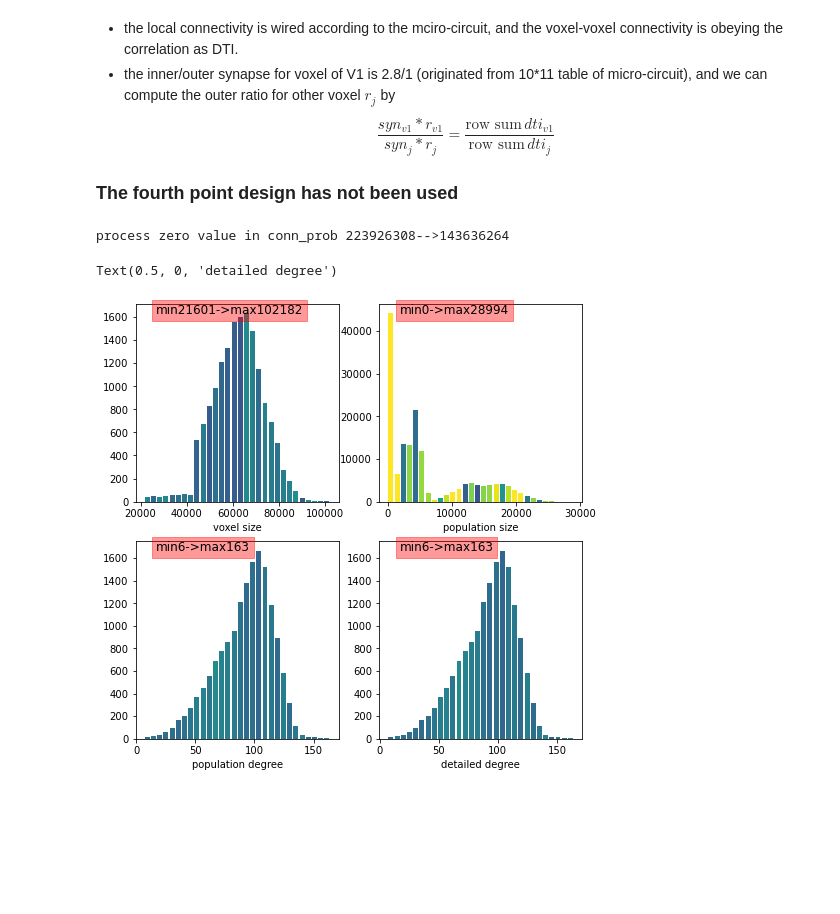
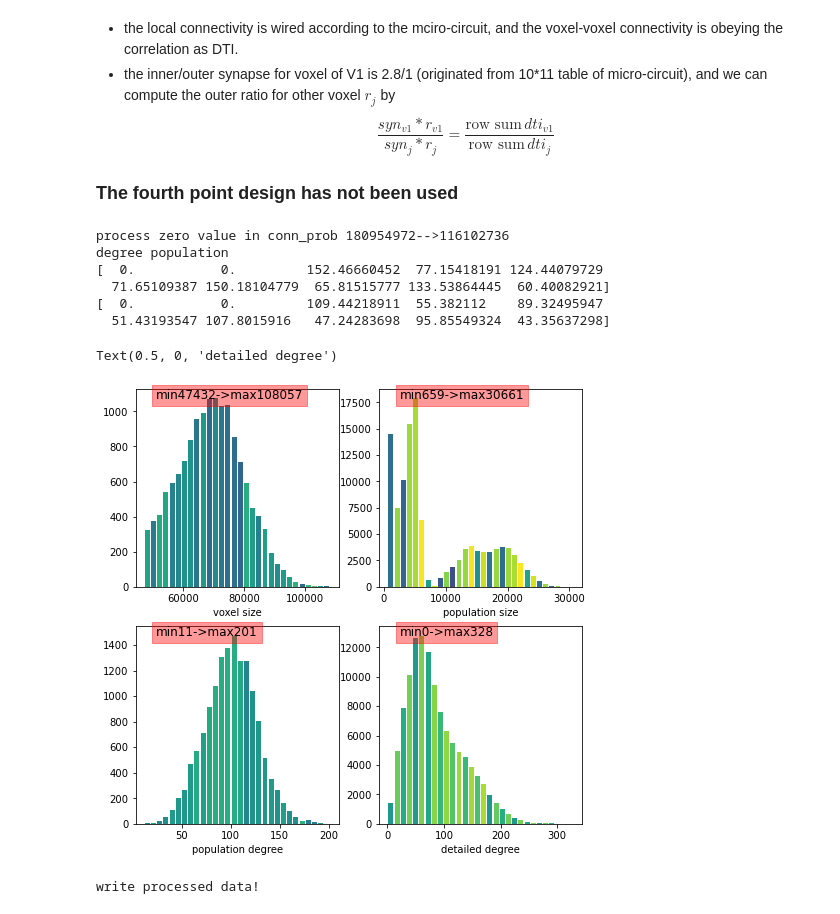
Before and after one commit to lepodl/DetailedDTB, a Jupyter notebook: data/examine_raw.ipynb, the cells around one changed output. Drawn from its saved outputs; the diff is of its cells as text; code cells hidden in the pictures; blank space fills up the shorter version.

```diff
--- a/data/examine_raw.ipynb
+++ b/data/examine_raw.ipynb
@@ -24,6 +38,6 @@ size 16043
 # %%
 cmap = plt.cm.viridis_r
-fig, ax = plt.subplots(1, 3, figsize=(12, 4))
+fig, ax = plt.subplots(1, 4, figsize=(12, 3))
 ax = ax.flatten()
 cnts, values, bars = ax[0].hist(synapse_scale, bins=30, rwidth=0.8, log=False)
 newvalue = (synapse_scale - synapse_scale.min()) / (synapse_scale.max() - synapse_scale.min())
@@ -48,4 +62,15 @@ for i, (cnt, value, bar) in enumerate(zip(cnts1, values1, bars1)):
 ax[2].text(0.1, 1.0, f"min{dti.data.min():.2f}->max{dti.data.max():.2f}", transform=ax[2].transAxes, va='top',fontsize=12,
           bbox={'color':'r','alpha':0.4,})
 ax[2].set_xlabel("dti")
+
+dti_row_sum = dti.sum(axis=1)
+dti_row_sum = dti_row_sum.data
+dti_row_sum = dti_row_sum[~np.isnan(dti_row_sum)]
+cnts1, values1, bars1 = ax[3].hist(dti_row_sum, bins=30, rwidth=0.8, log=True)
+newvalue = (dti_row_sum - dti_row_sum.min()) / (dti_row_sum.max() - dti_row_sum.min())
+for i, (cnt, value, bar) in enumerate(zip(cnts1, values1, bars1)):
+    bar.set_facecolor(cmap(newvalue[i]))
+ax[3].text(0.1, 1.0, f"min{dti_row_sum.min():.2f}->max{dti_row_sum.max():.2f}", transform=ax[3].transAxes, va='top',fontsize=12,
+          bbox={'color':'r','alpha':0.4,})
+ax[3].set_xlabel("dti_row_sum")
 # %% [output]
@@ -171,35 +196,63 @@ def _add_laminar_cortex_model(conn_prob, gm, synapse):
 # %%
 degree = 100
 scale = int(1e9)
-
-conn_prob, block_size, degree_scale = _add_laminar_cortex_model(conn, gm, synapse_scale)
 
 hpc_label = file["NSR_dti_HCPex_label"][:].squeeze()
 v1_index = np.where(hpc_label==181)[0]
 v1_synapse_scale = synapse_scale[v1_index].mean()
 # suppose v1 synapse is 100, then we assign number of synapse to all voxel
-degree_ = synapse_scale / v1_synapse_scale * degree
+synapse_scale = synapse_scale / v1_synapse_scale  # relative ratio of synapse scale
 
-popu_size = (block_size * scale).astype(np.int32)
+# conn_prob means the correlation of total degree of a population, similar for synapse_scale.
+pop_conn_prob, pop_block_size, pop_synapse_scale = _add_laminar_cortex_model(conn, gm, synapse_scale)
+
+popu_size = (pop_block_size * scale).astype(np.int32)
 voxel_size = popu_size.reshape((-1, 10)).sum(axis=1)
 
-degree_detail = degree_[degree_<500]
+gm = gm / gm.sum()
+v1_block_scale = gm[v1_index].mean()
+synapse_voxel = synapse_scale * (degree * v1_block_scale)
+degree_voxel = synapse_voxel / gm
+degree_popu = synapse_voxel[:, None] * pop_synapse_scale.reshape((-1, 10))
+degree_popu = degree_popu.reshape(-1)
+with np.errstate(divide='ignore', invalid='ignore'):
+    degree_popu = degree_popu / pop_block_size
+degree_popu[np.isnan(degree_popu)] = 0
+print("degree population")
+print(degree_popu[:10])
+print(degree_popu[10:20])
+
 fig, ax= plt.subplots(2, 2, figsize=(8, 8))
 ax = ax.flatten()
 
-for idx, value in enumerate([voxel_size, popu_size, degree_, degree_detail]):
+for idx, value in enumerate([voxel_size, popu_size, degree_voxel, degree_popu]):
+    value = value[value>0]
     cnts, values, bars = ax[idx].hist(value, bins=30, rwidth=0.8)
     newvalue = (value - value.min()) / (value.max() - value.min())
     for i, (cnt, value_data, bar) in enumerate(zip(cnts, values, bars)):
         bar.set_facecolor(cmap(newvalue[i]))
     ax[idx].text(0.1, 1.0, f"min{int(value.min())}->max{int(value.max())}", transform=ax[idx].transAxes, va='top',fontsize=12,
               bbox={'color':'r','alpha':0.4,})
-    ax[idx].set_xlabel("numbers")
 ax[0].set_xlabel("voxel size")
 ax[1].set_xlabel("population size")
 ax[2].set_xlabel("population degree")
 ax[3].set_xlabel("detailed degree")
 # %% [output]
-process zero value in conn_prob 223926308-->143636264
+process zero value in conn_prob 180954972-->116102736
+degree population
+[  0.           0.         152.46660452  77.15418191 124.44079729
+  71.65109387 150.18104779  65.81515777 133.53864445  60.40082921]
+[  0.           0.         109.44218911  55.382112    89.32495947
+  51.43193547 107.8015916   47.24283698  95.85549324  43.35637298]
 Text(0.5, 0, 'detailed degree')
-[figure, old version]
+[figure, new version]
+# %%
+os.makedirs("./processed_data", exist_ok=True)
+popu_size = popu_size / scale
+degree_popu = degree_popu / degree
+graph_file = {"conn_prob":pop_conn_prob, "block_size":popu_size, "degree_scale":degree_popu}
+with open("./processed_data/graph_cortex.pickle", "wb") as f:
+    pickle.dump(graph_file, f)
+print("write processed data!")
+# %% [output]
+write processed data!
```
Also changed, not shown: parts of 3 cells of this notebook, 13 other files.
